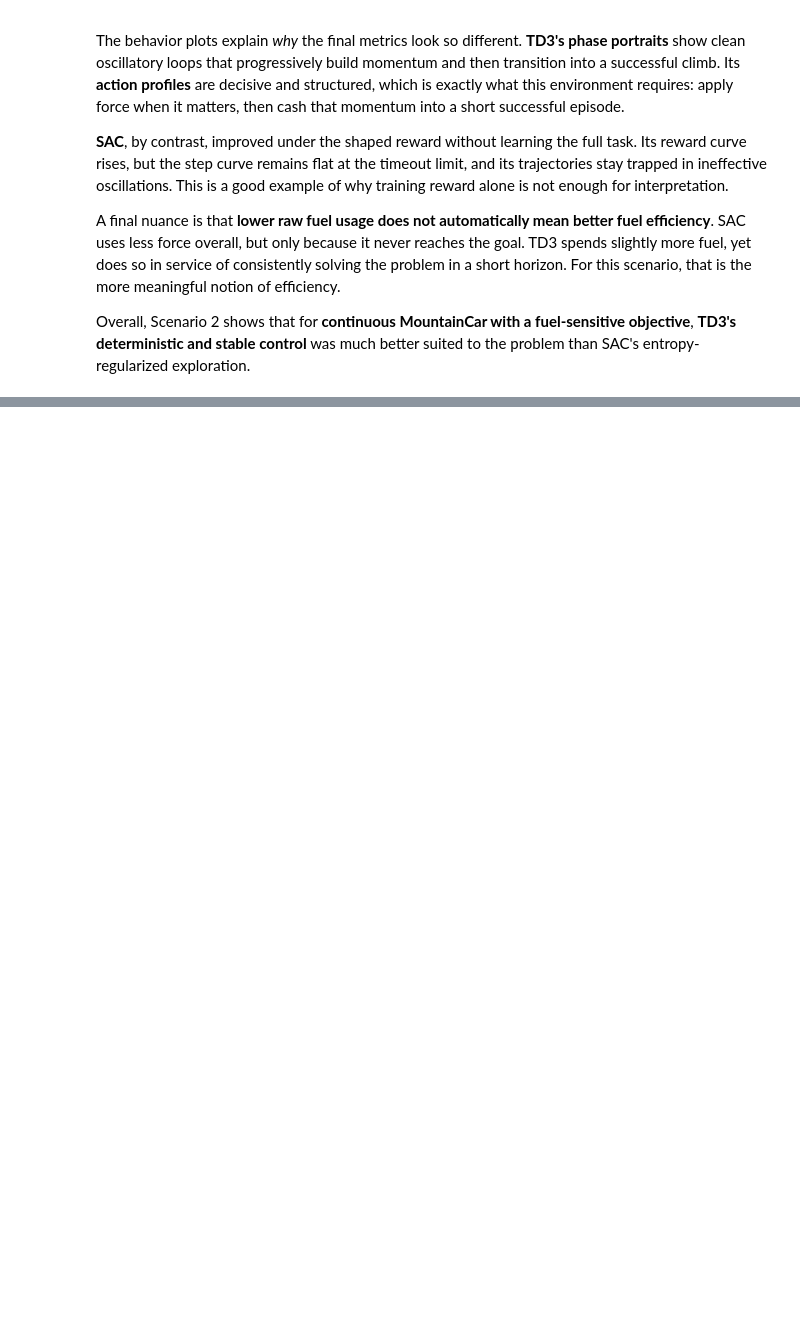
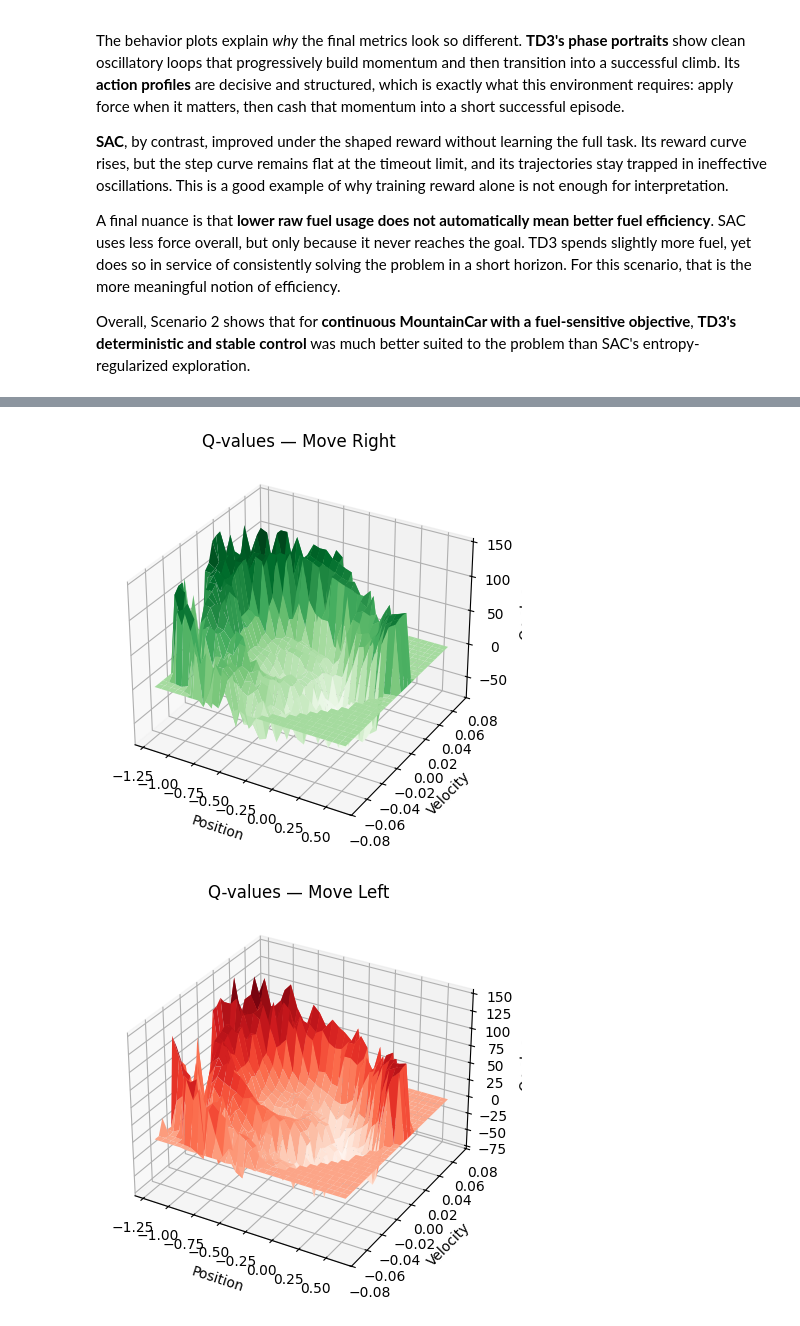
Before and after one commit to cayetana-h/TinderForRL, a Jupyter notebook: main_analysis.ipynb, the cells around one changed output, grey strips where cells are left out. Cells and saved outputs as stored; diff of their text form; code cells hidden in the pictures; blank space fills up the shorter version.

```diff
--- a/main_analysis.ipynb
+++ b/main_analysis.ipynb
@@ -1000,0 +1325,31 @@ Overall, Scenario 2 shows that for **continuous MountainCar with a fuel-sensitiv
+# %%
+from mpl_toolkits.mplot3d import Axes3D
+
+def plot_surface(Z, title, cmap):
+    fig = plt.figure(figsize=(7,5))
+    ax = fig.add_subplot(111, projection='3d')
+
+    # Create meshgrid
+    X, Y = np.meshgrid(
+        np.linspace(state_low[0], state_high[0], bins[0]),
+        np.linspace(state_low[1], state_high[1], bins[1])
+    )
+
+    ax.plot_surface(X, Y, Z.T, cmap=cmap)
+    ax.set_xlabel("Position")
+    ax.set_ylabel("Velocity")
+    ax.set_zlabel("Q-value")
+    ax.set_title(title)
+    plt.show()
+
+# Create grid (use bins already loaded)
+Z_left = q_table[:, :, 0]
+Z_none = q_table[:, :, 1]
+Z_right = q_table[:, :, 2]
+
+plot_surface(Z_right, "Q-values — Move Right", "Greens")
+plot_surface(Z_left, "Q-values — Move Left", "Reds")
+plot_surface(Z_none, "Q-values — Neutral/Coast", "Blues")
+# %% [output]
+[figure, added]
+[figure, added]
```
Also changed, not shown: parts of 26 cells of this notebook.
